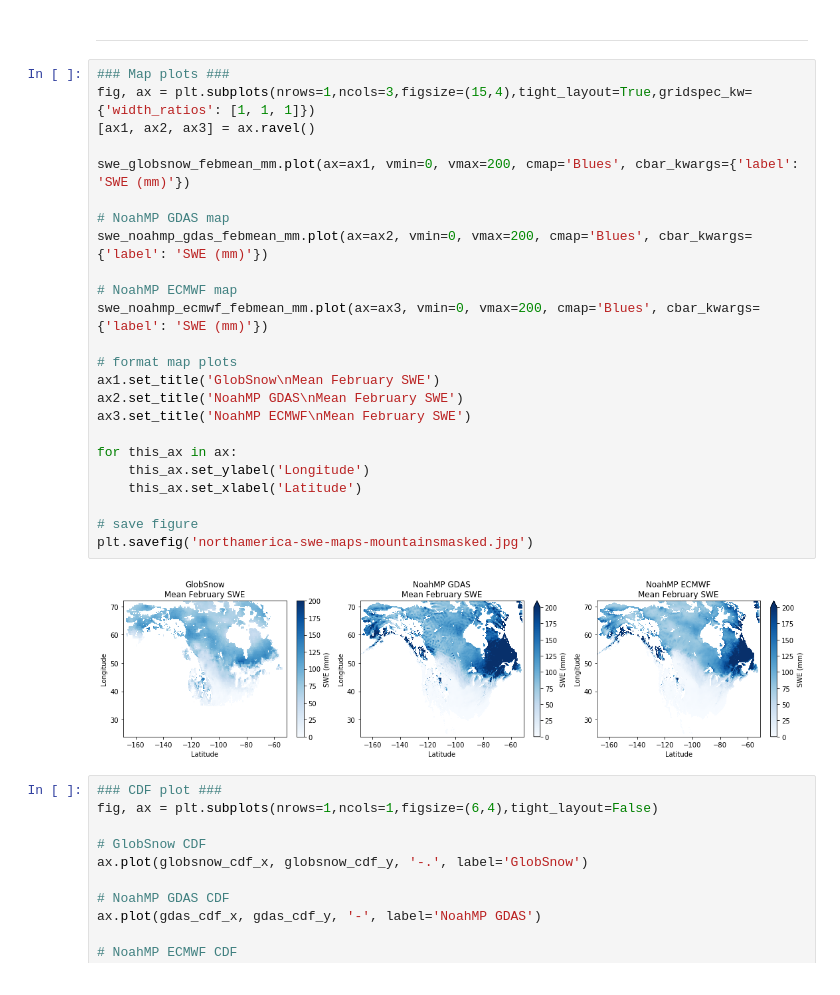
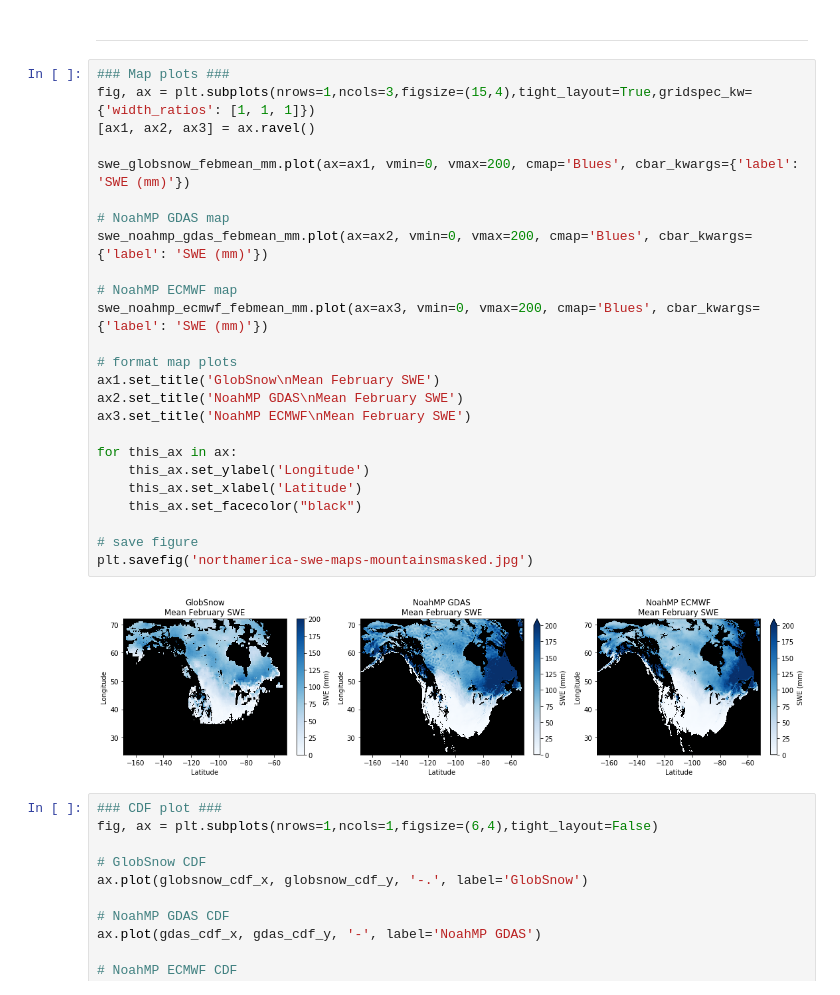
Before and after one commit to spestana/ssum, a Jupyter notebook: northamerica-swe-plots.ipynb, the cells around one changed output. Saved outputs shown, nothing was run; the diff lists cells and outputs as text.

```diff
--- a/northamerica-swe-plots.ipynb
+++ b/northamerica-swe-plots.ipynb
@@ -141,29 +141,30 @@ globsnow_cdf_df.to_csv('swe_globsnow_febmean_mm_CDF.csv')
 # %%
 ### Map plots ###
 fig, ax = plt.subplots(nrows=1,ncols=3,figsize=(15,4),tight_layout=True,gridspec_kw={'width_ratios': [1, 1, 1]})
 [ax1, ax2, ax3] = ax.ravel()
 
 swe_globsnow_febmean_mm.plot(ax=ax1, vmin=0, vmax=200, cmap='Blues', cbar_kwargs={'label': 'SWE (mm)'})
 
 # NoahMP GDAS map
 swe_noahmp_gdas_febmean_mm.plot(ax=ax2, vmin=0, vmax=200, cmap='Blues', cbar_kwargs={'label': 'SWE (mm)'})
 
 # NoahMP ECMWF map
 swe_noahmp_ecmwf_febmean_mm.plot(ax=ax3, vmin=0, vmax=200, cmap='Blues', cbar_kwargs={'label': 'SWE (mm)'})
 
 # format map plots
 ax1.set_title('GlobSnow\nMean February SWE')
 ax2.set_title('NoahMP GDAS\nMean February SWE')
 ax3.set_title('NoahMP ECMWF\nMean February SWE')
 
 for this_ax in ax:
     this_ax.set_ylabel('Longitude')
     this_ax.set_xlabel('Latitude')
+    this_ax.set_facecolor("black")
 
 # save figure
 plt.savefig('northamerica-swe-maps-mountainsmasked.jpg')
 # %% [output]
-[figure, old version]
+[figure, new version]
 # %%
 ### CDF plot ###
 fig, ax = plt.subplots(nrows=1,ncols=1,figsize=(6,4),tight_layout=False)
```
Also changed, not shown: 6 other files.
